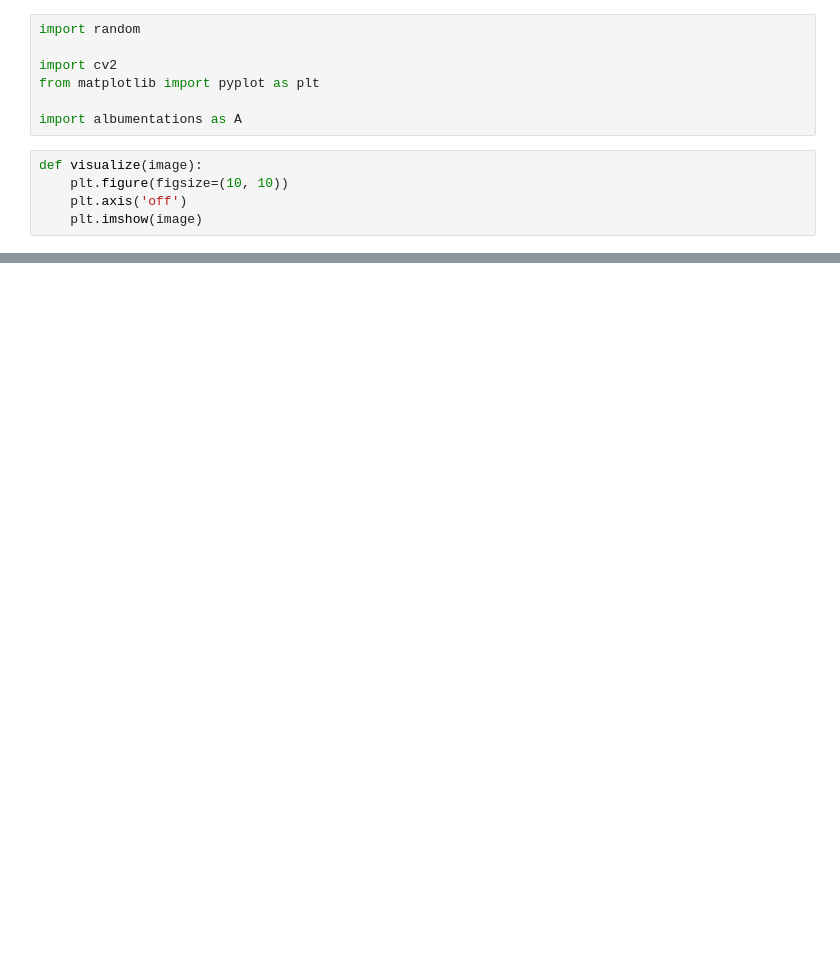
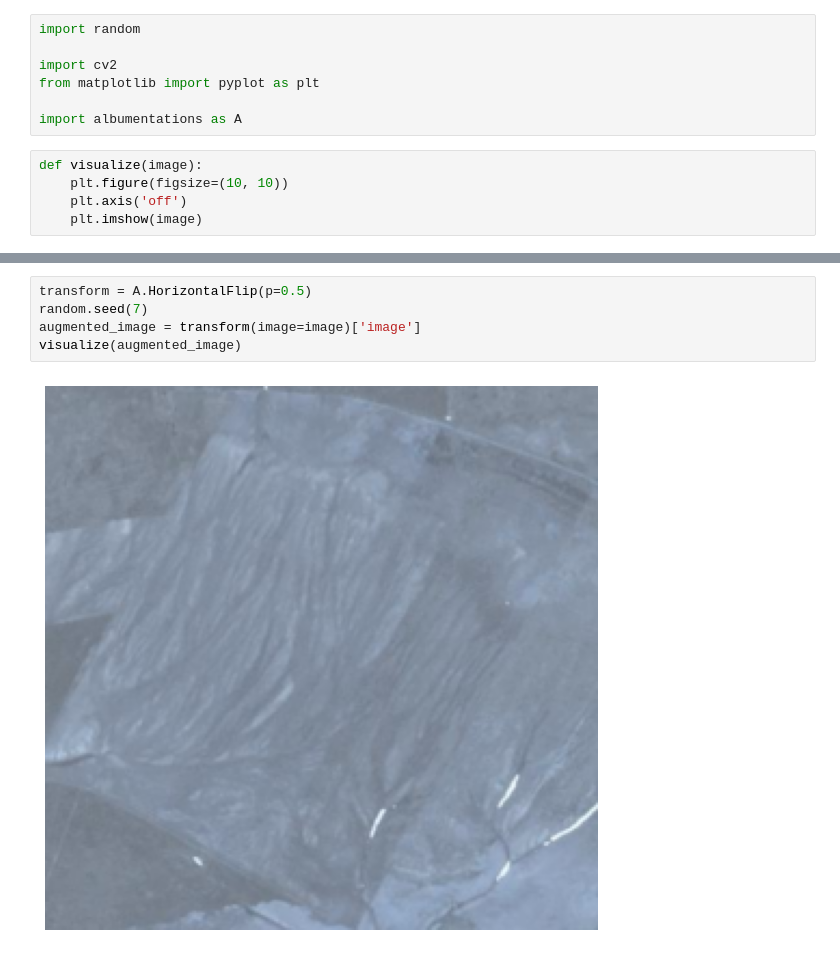
Before and after one commit to kassenov/sat-rnn, a Jupyter notebook: notebooks/Sat-CNN.ipynb, the cells around one changed output, grey strips where cells are left out. Cells and saved outputs as stored; diff of their text form; blank space fills up the shorter version.

```diff
--- a/notebooks/Sat-CNN.ipynb
+++ b/notebooks/Sat-CNN.ipynb
@@ -26,0 +41,7 @@ listOfFields[0]
+# %%
+transform = A.HorizontalFlip(p=0.5)
+random.seed(7)
+augmented_image = transform(image=image)['image']
+visualize(augmented_image)
+# %% [output]
+[figure, added]
```
Also changed, not shown: parts of 5 cells of this notebook, 1 other file.
